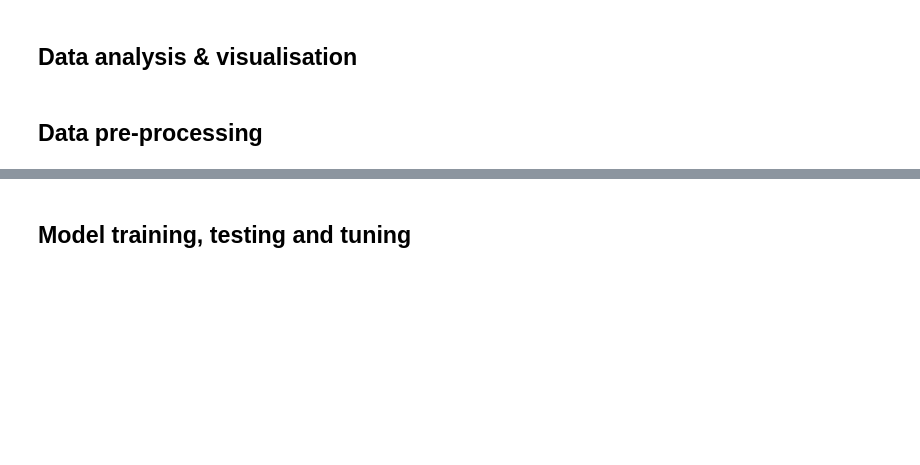
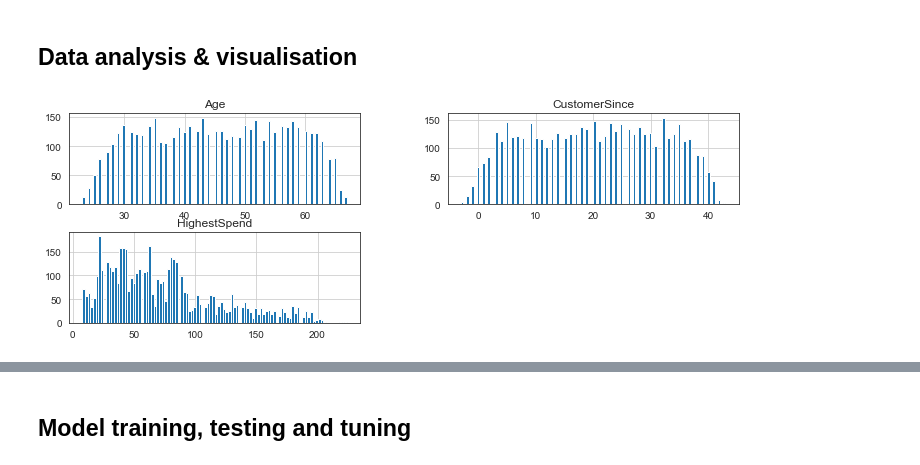
Before and after one commit to SelvamRaju/Supervised-Learning, a Jupyter notebook: Part-2/Part-2-Banking-Finance.ipynb, the cells around one changed output, grey strips where cells are left out. Saved outputs shown, nothing was run; the diff lists cells and outputs as text; code cells hidden in the pictures; blank space fills up the shorter version.

Commit message:
Completed Logistic and Naive Bayes models

```diff
--- a/Part-2/Part-2-Banking-Finance.ipynb
+++ b/Part-2/Part-2-Banking-Finance.ipynb
@@ -20,0 +47,3 @@ df.shape
+# %%
+mergedDf = pd.merge(df1, df2, how ='inner', on ='ID')
+display(mergedDf)
@@ -22,0 +146,2 @@ df.shape
+# %%
+mergedDf = mergedDf.dropna()
@@ -22,0 +193,3 @@ df.shape
+# %%
+#Dropping ID column which is a variable and not crucial for modelling
+mergedDf = mergedDf.drop(['ID'], axis = 1)
@@ -22,0 +214,3 @@ df.shape
+# %%
+#Coverting the LoanOnCard column from float to int
+mergedDf['LoanOnCard'] = mergedDf.LoanOnCard.astype('int64')
@@ -23,4 +234,7 @@ df.shape
 # %% [markdown]
 ## Data analysis & visualisation
-# %% [markdown]
-## Data pre-processing
+# %%
+columns = list(mergedDf)[0:3]
+mergedDf[columns].hist(stacked=False, bins=100, figsize=(12,30), layout=(14,2));
+# %% [output]
+[figure, added]
```
Also changed, not shown: parts of 50 cells of this notebook, 2 other files.
